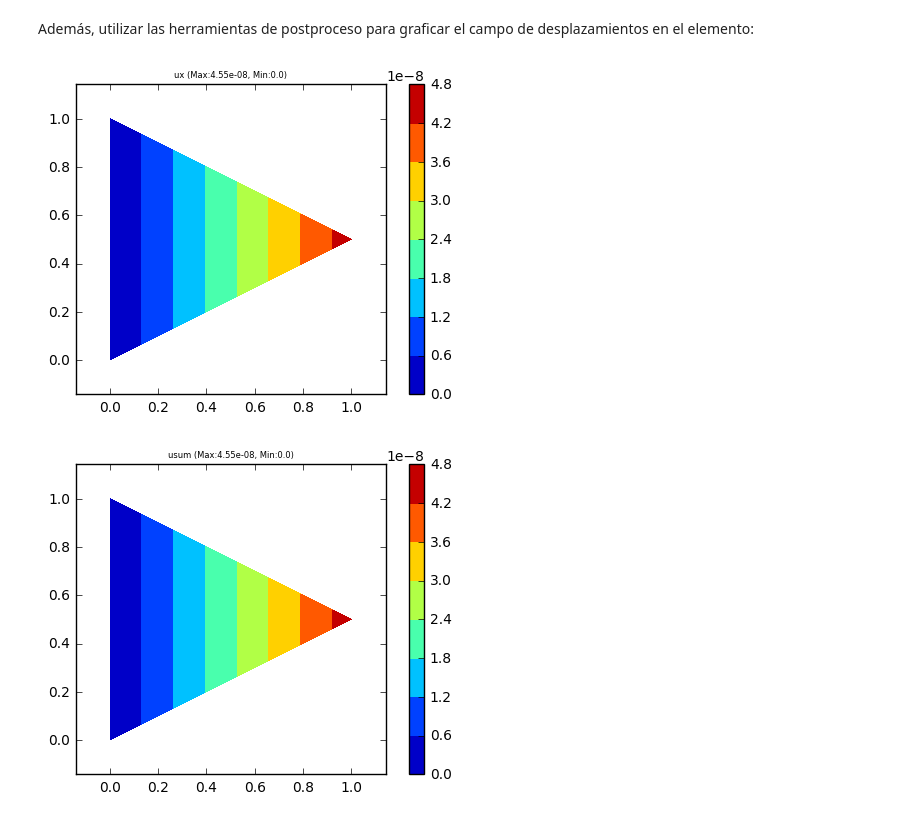
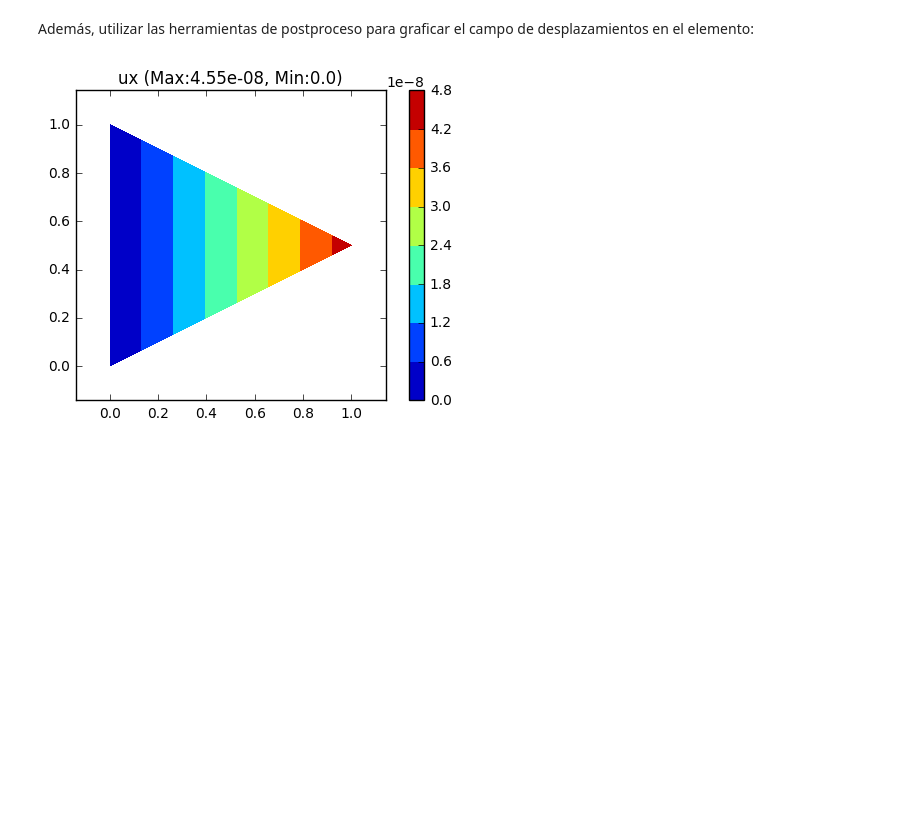
Before and after one commit to JorgeDeLosSantos/nusa, a Jupyter notebook: docs/nusa-info/es/linear-triangle-element.ipynb, the cells around one changed output. Drawn from its saved outputs; the diff is of its cells as text; code cells hidden in the pictures; blank space fills up the shorter version.

```diff
--- a/docs/nusa-info/es/linear-triangle-element.ipynb
+++ b/docs/nusa-info/es/linear-triangle-element.ipynb
@@ -81,14 +81,14 @@ e1 = LinearTriangle((n1,n2,n3),E,nu,t)
 Creamos el modelo y agregamos los nodos y elementos a este:
 # %%
 m = LinearTriangleModel("Modelo 01")
-for n in (n1,n2,n3): m.addNode(n)
-m.addElement(e1)
+for n in (n1,n2,n3): m.add_node(n)
+m.add_element(e1)
 # %% [markdown]
 Aplicamos las condiciones de carga y restricciones:
 # %%
-m.addConstraint(n1, ux=0, uy=0)
-m.addConstraint(n3, ux=0, uy=0)
-m.addForce(n2, (5e3, 0))
+m.add_constraint(n1, ux=0, uy=0)
+m.add_constraint(n3, ux=0, uy=0)
+m.add_force(n2, (5e3, 0))
 # %% [markdown]
 En este punto podemos graficar el modelo con las condiciones impuestas, para esto utilizamos el método `plot_model`:
 # %%
@@ -112,7 +112,5 @@ for n in m.getNodes():
 Además, utilizar las herramientas de postproceso para graficar el campo de desplazamientos en el elemento:
 # %%
 m.plot_nsol('ux')
-m.plot_nsol('usum')
 # %% [output]
-[figure, old version]
+[figure, new version]
-[figure, removed]
```
Also changed, not shown: parts of 16 cells of this notebook, 20 other files.
